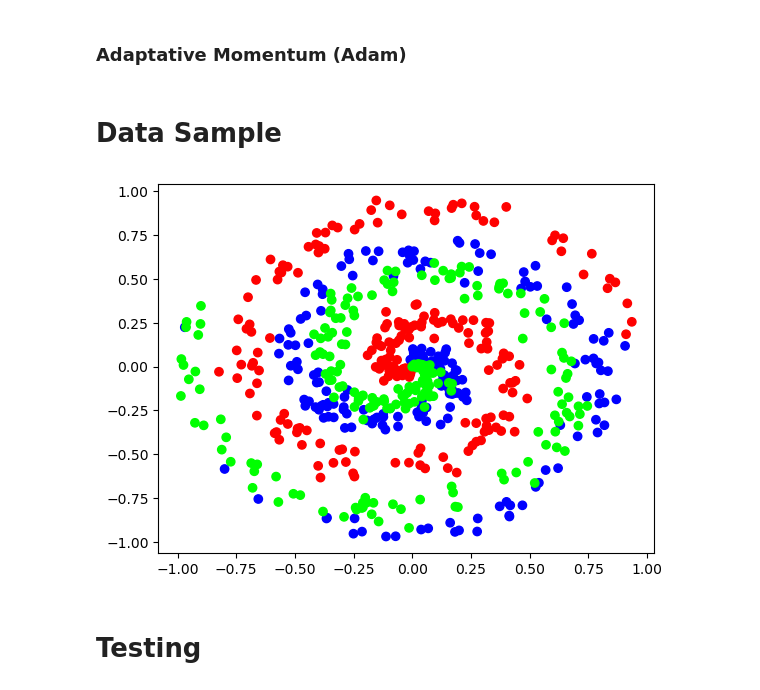
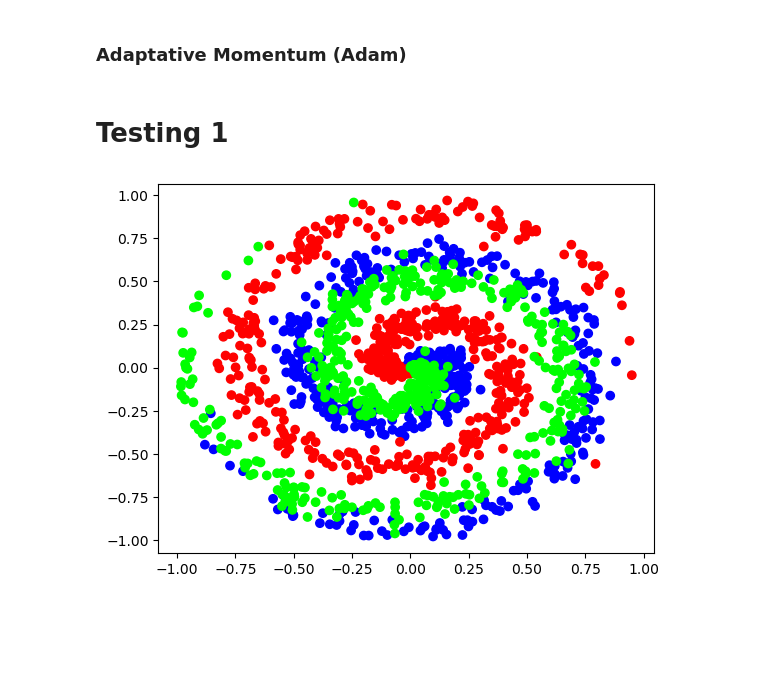
Before and after one commit to danilosiervi/neural_network, a Jupyter notebook: neural_network.ipynb, the cells around one changed output. Drawn from its saved outputs; the diff is of its cells as text; code cells hidden in the pictures; blank space fills up the shorter version.

```diff
--- a/neural_network.ipynb
+++ b/neural_network.ipynb
@@ -320,16 +405,14 @@ class OptimizerAdam:
 
     def post_update_params(self):
         self.iterations += 1
-# %% [markdown]
-# Data Sample
-# %%
-x, y = spiral_data(samples=200, classes=3)
-
-plt.scatter(x[:, 0], x[:, 1], c=y, cmap='brg')
-plt.show()
-# %% [output]
-[figure, old version]
 # %% [markdown]
-# Testing
+# Testing 1
+# %%
+x, y = spiral_data(samples=500, classes=3)
+
+plt.scatter(x[:, 0], x[:, 1], c=y, cmap='brg')
+plt.show()
+# %% [output]
+[figure, new version]
 # %%
 dense1 = DenseLayer(2, 256, weight_regularizer_l2=5e-4, bias_regularizer_l2=5e-4)
```
Also changed, not shown: parts of 28 cells of this notebook.
